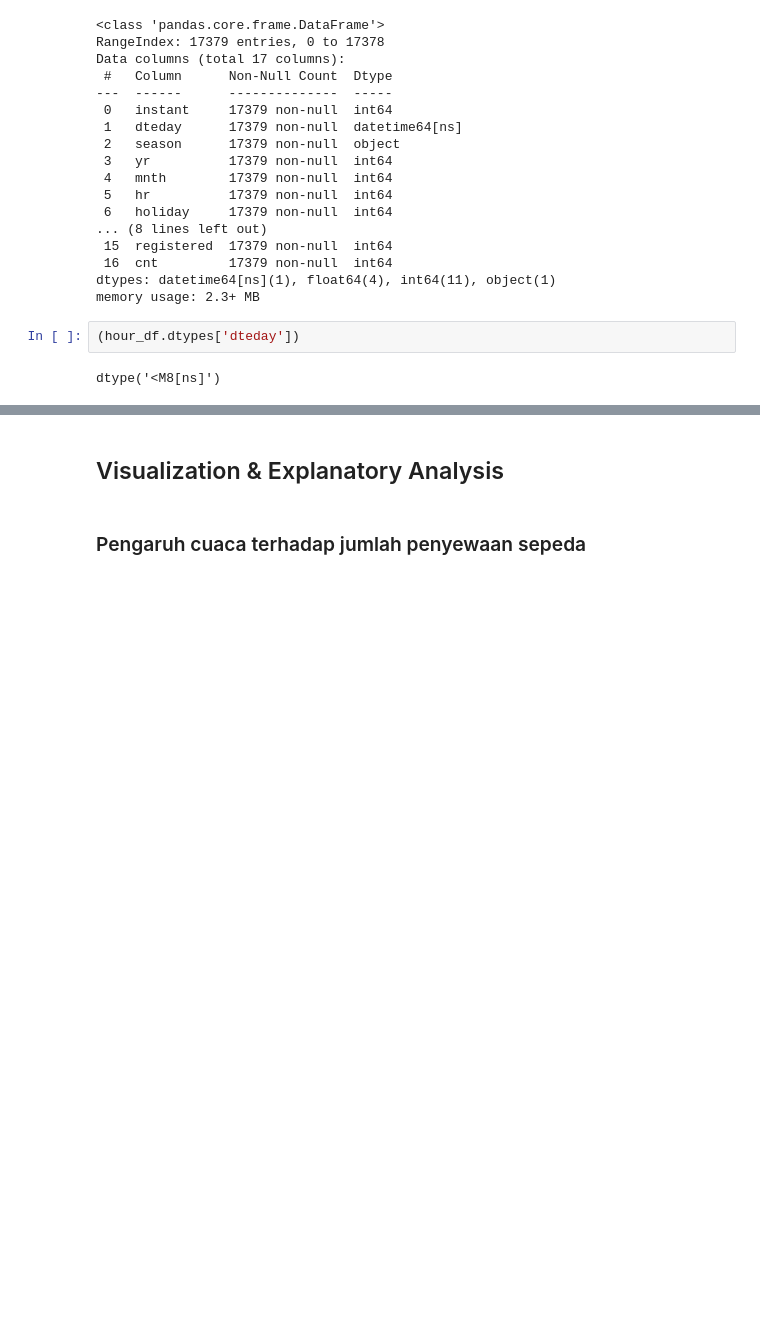
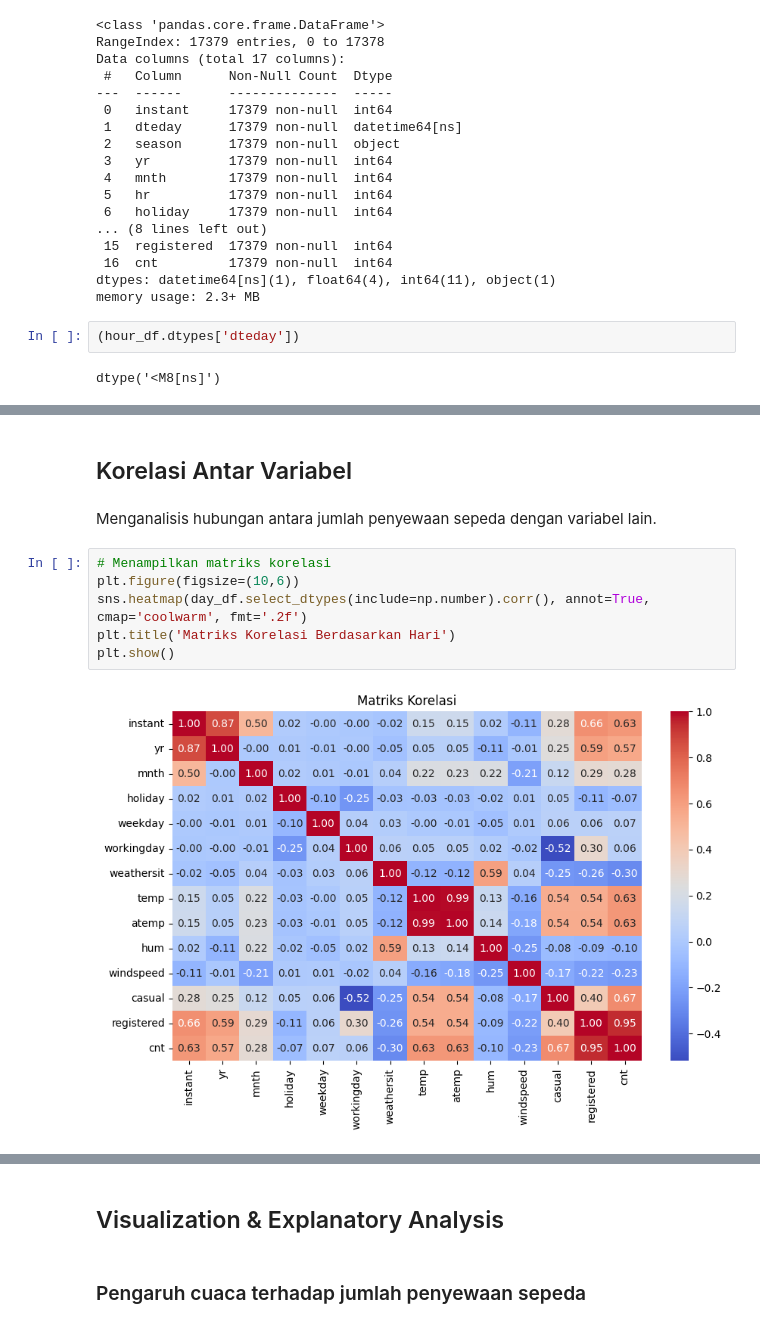
Before and after one commit to Zkeera/Project-Analisis-Data, a Jupyter notebook: noteboook.ipynb, the cells around one changed output, grey strips where cells are left out. Cells and saved outputs as stored; diff of their text form; blank space fills up the shorter version.

```diff
--- a/noteboook.ipynb
+++ b/noteboook.ipynb
@@ -322,0 +382,12 @@ dtype('<M8[ns]')
+# %% [markdown]
+## Korelasi Antar Variabel
+# %% [markdown]
+Menganalisis hubungan antara jumlah penyewaan sepeda dengan variabel lain.
+# %%
+# Menampilkan matriks korelasi
+plt.figure(figsize=(10,6))
+sns.heatmap(day_df.select_dtypes(include=np.number).corr(), annot=True, cmap='coolwarm', fmt='.2f')
+plt.title('Matriks Korelasi Berdasarkan Hari')
+plt.show()
+# %% [output]
+[figure, added]
```
Also changed, not shown: parts of 12 cells of this notebook.
